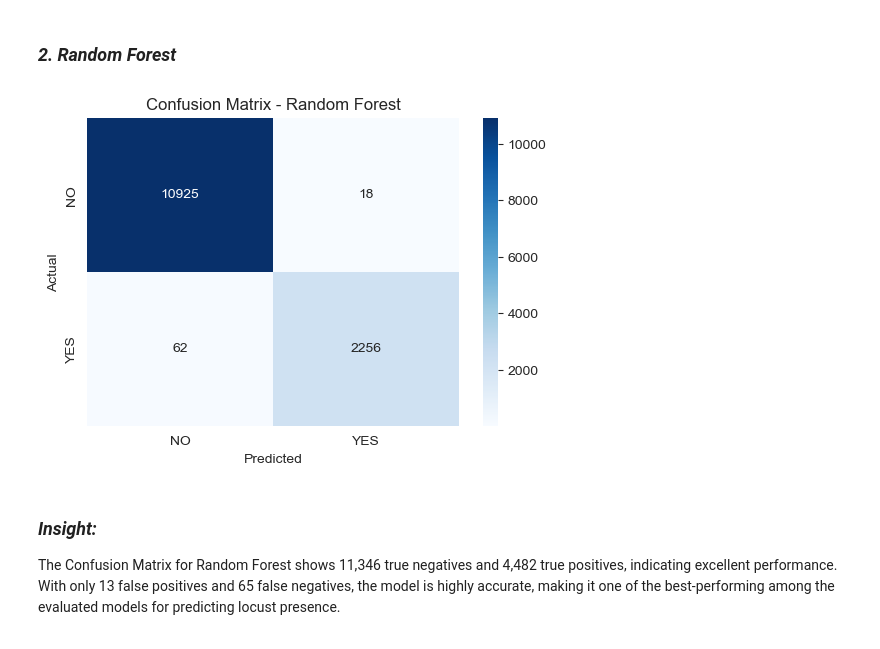
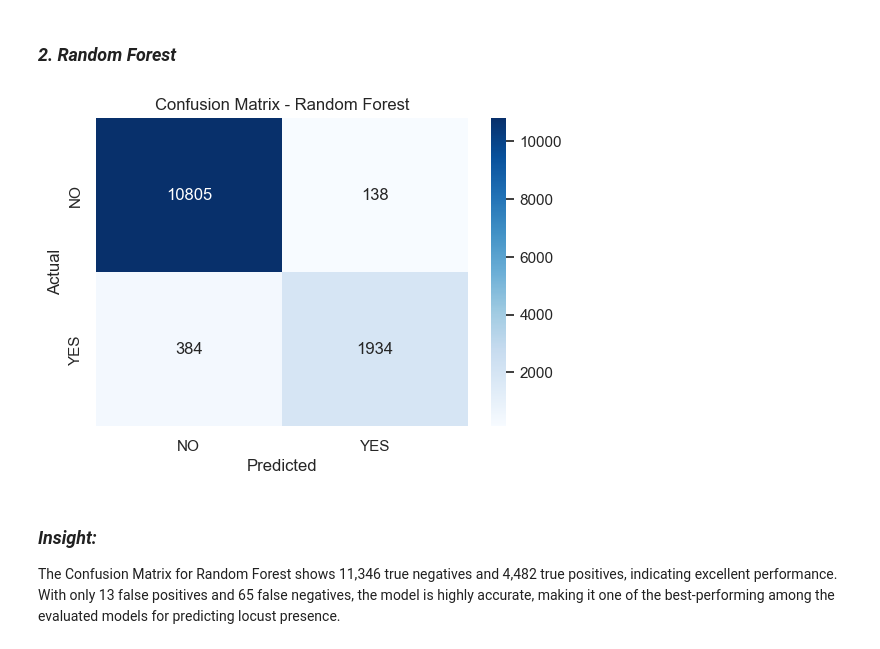
Before and after one commit to MasterWithAhmad/locust-hub-platform, a Jupyter notebook: thesis-project/notebooks/EDA.ipynb, the cells around one changed output. Cells and saved outputs as stored; diff of their text form; code cells hidden in the pictures.

```diff
--- a/thesis-project/notebooks/EDA.ipynb
+++ b/thesis-project/notebooks/EDA.ipynb
@@ -59,7 +72,7 @@ sns.set_style("whitegrid")
 # %% [markdown]
 ## 1.1: Load dataset
 # %%
-file_path = "../data/preprocessed/preprocessed_data.csv"
+file_path = "../data/raw/locust_dataset.csv"
 df = pd.read_csv(file_path)
 
 # Display first few rows
@@ -74,7 +87,7 @@ df.head()
 # %% [markdown]
 ## 1.2: Filter dataset for Somalia only
 # %%
-# df['COUNTRYNAME']=df['COUNTRYNAME'].str.strip()
+df['COUNTRYNAME']=df['COUNTRYNAME'].str.strip()
 somalia_df = df[df['COUNTRYNAME']=='Somaliland']
 
 # Display first 5 rows of Somalia-specific data
@@ -754,19 +787,26 @@ max       46.710000    100.000000
 # %% [markdown]
 ## 3.3: Encode Categorical Variables
 # %%
-# df['REGION'] = df['REGION'].str.strip().str.upper()
-# df['COUNTRYNAME'] = df['COUNTRYNAME'].str.strip().str.upper()
-# # df['LOCUSTPRESENT'] = df['LOCUSTPRESENT'].str.strip().str.upper()
+# # Clean string columns before encoding
+# df["REGION"] = df["REGION"].astype(str).str.strip().str.upper()
+# df["COUNTRYNAME"] = df["COUNTRYNAME"].astype(str).str.strip().str.upper()
+# df["LOCUSTPRESENT"] = df["LOCUSTPRESENT"].astype(str).str.strip().str.upper()
 
-# Binary encoding for LOCUSTPRESENT
-df['LOCUSTPRESENT'] = df['LOCUSTPRESENT'].map({'YES': 1, 'NO': 0})
+# # Binary encode target
+# df['LOCUSTPRESENT'] = df['LOCUSTPRESENT'].map({'YES': 1, 'NO': 0})
 
-# Target encoding for COUNTRYNAME and REGION
-country_target_means = df.groupby('COUNTRYNAME')['LOCUSTPRESENT'].mean()
-region_target_means = df.groupby('REGION')['LOCUSTPRESENT'].mean()
+# # Target encoding for COUNTRYNAME and REGION
+# country_target_means = df.groupby('COUNTRYNAME')['LOCUSTPRESENT'].mean()
+# region_target_means = df.groupby('REGION')['LOCUSTPRESENT'].mean()
 
-df['COUNTRYNAME'] = df['COUNTRYNAME'].map(country_target_means)
-df['REGION'] = df['REGION'].map(region_target_means)
+# # Map only if columns are still strings
+# if df['COUNTRYNAME'].dtype == 'object':
+#     df['COUNTRYNAME'] = df['COUNTRYNAME'].map(country_target_means)
+# if df['REGION'].dtype == 'object':
+#     df['REGION'] = df['REGION'].map(region_target_means)
 
-# Display first few rows to check changes
-df.head()
+# # Optionally fill NaNs after mapping
+# df['COUNTRYNAME'] = df['COUNTRYNAME'].fillna(country_target_means.mean())
+# df['REGION'] = df['REGION'].fillna(region_target_means.mean())
+
+# df.head()
@@ -1591,19 +1659,19 @@ The model correctly predicted 11,310 instances as "NO" and 4,494 instances as "Y
 # %% [markdown]
 ### *2. Random Forest*
 # %%
-model = joblib.load("../models/random_forest.pkl")
+model = joblib.load("../models/random_forest_tuned.pkl")
 y_pred = model.predict(X_test)
 
 cm = confusion_matrix(y_test, y_pred)
 plt.figure(figsize=(6, 4))
 sns.heatmap(cm, annot=True, fmt='d', cmap="Blues", xticklabels=["NO", "YES"], yticklabels=["NO", "YES"])
 plt.xlabel("Predicted")
 plt.ylabel("Actual")
 plt.title("Confusion Matrix - Random Forest")
 plt.savefig("../plots/confusion_matrix_random_forest.png")
 plt.show()
 # %% [output]
-[figure, old version]
+[figure, new version]
 # %% [markdown]
 ### *Insight:*
 
```
Also changed, not shown: parts of 56 cells of this notebook, 53 other files.
